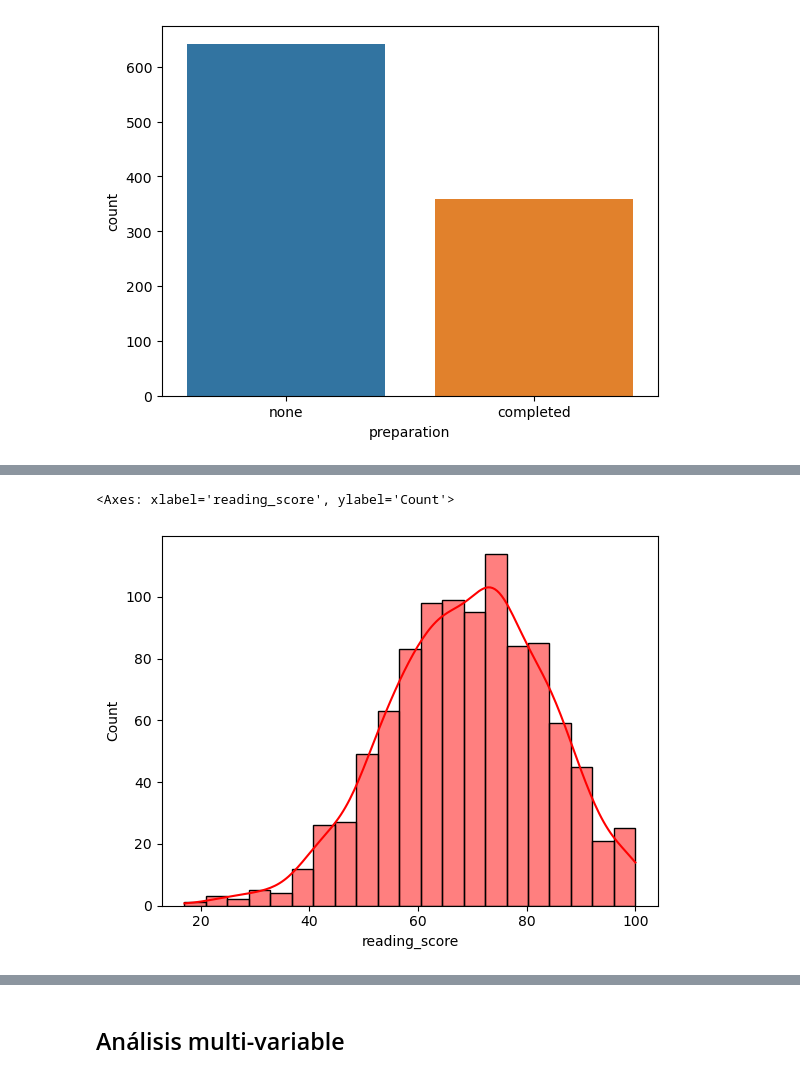
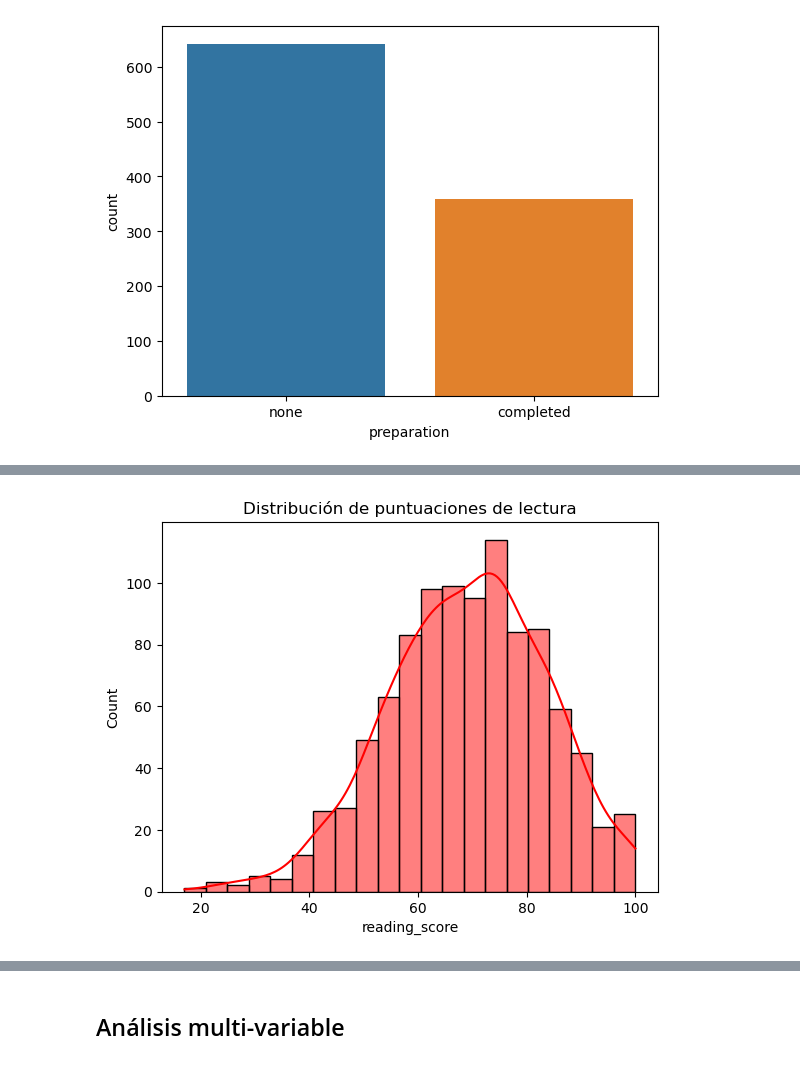
Before and after one commit to MarioChvx/ciencia_de_datos_PAMBAZO, a Jupyter notebook: proyectos/unidad1/proyecto_eda/EDA_Students_performance.ipynb, the cells around one changed output, grey strips where cells are left out. Cells and saved outputs as stored; diff of their text form; code cells hidden in the pictures.

```diff
--- a/proyectos/unidad1/proyecto_eda/EDA_Students_performance.ipynb
+++ b/proyectos/unidad1/proyecto_eda/EDA_Students_performance.ipynb
@@ -258,8 +228,8 @@ sns.histplot(data=df, x='math_score', color="green", kde=True)
 # %%
-
 sns.histplot(data=df, x="reading_score", color='red', kde=True)
+plt.title('Distribución de puntuaciones de lectura')
+plt.show()
 # %% [output]
-<Axes: xlabel='reading_score', ylabel='Count'>
-[figure, old version]
+[figure, new version]
 # %%
 sns.histplot(data=df, x='writing_score', color='blue', kde=True)
```
Also changed, not shown: parts of 30 cells of this notebook.
